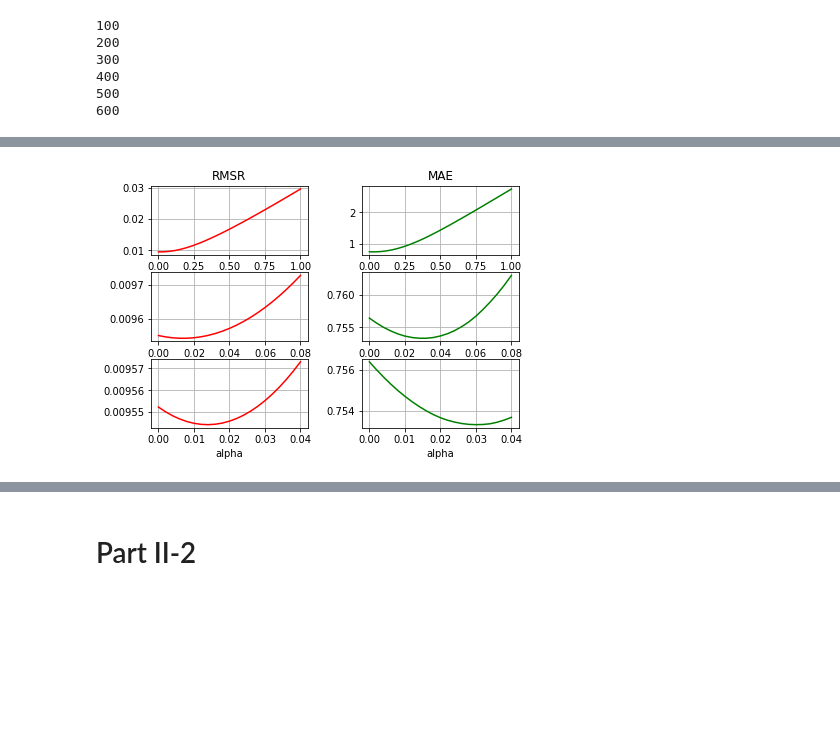
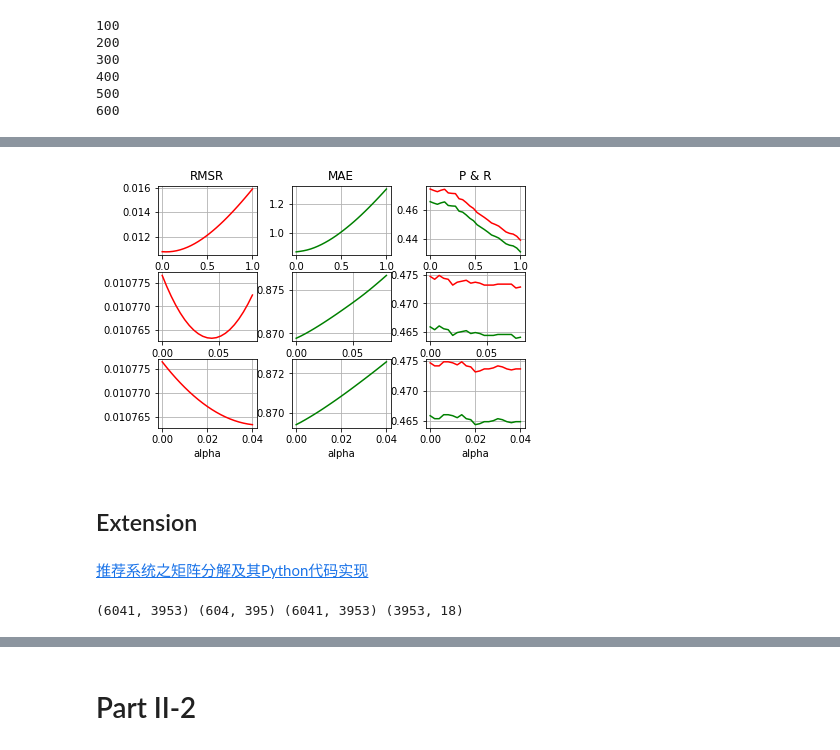
Before and after one commit to wlf1998/WebInfo, a Jupyter notebook: WebMining/Lab2.ipynb, the cells around one changed output, grey strips where cells are left out. Cells and saved outputs as stored; diff of their text form; code cells hidden in the pictures; blank space fills up the shorter version.

```diff
--- a/WebMining/Lab2.ipynb
+++ b/WebMining/Lab2.ipynb
@@ -537,7 +590,7 @@ k=5
 cf_pred=np.zeros((test_user_size,test_movie_size))
 
 for x in range(1,test_user_size):
-    if x%100=0:
+    if x%100==0:
         print(x)
     for i in range(1,test_movie_size):
         index=np.arange(movie_num+1)[train_matrix[x].astype("bool")]
@@ -679,0 +783,17 @@ np.sum(np.absolute(result_matrix))/np.count_nonzero(test_matrix)
+# %%
+N=10 #TopN
+recommend_rate=3
+pred=np.argsort(result_matrix2,axis=1)[:,-N:]
+#truth=np.argsort(test_matrix,axis=1)[:,-N:]
+
+Total_Right=0
+index=np.arange(test_movie_size)
+for i in range(test_user_size):
+    #Total_Right+=np.intersect1d(pred[i],truth[i]).shape[0]
+
+    Total_Right+=np.intersect1d(pred[i],index[test_matrix[i]>recommend_rate]).shape[0]
+
+precision=Total_Right/(N*test_user_size)
+recall=Total_Right/test_matrix[test_matrix>recommend_rate].shape[0]
+
+print(precision,recall)
@@ -774,42 +920,69 @@ result3=[EX_PRED(a) for a in np.linspace(0,0.04,21)]
 # %%
 import matplotlib.pyplot as plt
 %matplotlib inline
 plt.figure(1)
-plt.subplot(3,2,1)
+plt.subplot(3,3,1)
 plt.plot(np.linspace(0,1,26),[i[0] for i in result],label="RMSR",color='r')
 plt.title('RMSR')
 plt.grid(True)
-#plt.legend()
-plt.subplot(3,2,2)
+
+
+plt.subplot(3,3,2)
 plt.plot(np.linspace(0,1,26),[i[1] for i in result],label="MAE",color='g')
 plt.title('MAE')
 plt.grid(True)
-#plt.legend()
-plt.subplot(3,2,3)
+
+plt.subplot(3,3,3)
+plt.plot(np.linspace(0,1,26),[i[2] for i in result],label="P",color='g')
+plt.plot(np.linspace(0,1,26),[i[3] for i in result],label="R",color='r')
+plt.title('P & R')
+plt.grid(True)
+
+
+plt.subplot(3,3,4)
 plt.plot(np.linspace(0,0.08,21),[i[0] for i in result2],label="RMSR",color='r')
-#plt.title('RMSR')
 plt.grid(True)
-#plt.legend()
-plt.subplot(3,2,4)
+
+plt.subplot(3,3,5)
 plt.plot(np.linspace(0,0.08,21),[i[1] for i in result2],label="MAE",color='g')
-#plt.title('MAE')
 plt.grid(True)
-#plt.legend()
-plt.subplot(3,2,5)
+
+plt.subplot(3,3,6)
+plt.plot(np.linspace(0,0.08,21),[i[2] for i in result2],label="P",color='g')
+plt.plot(np.linspace(0,0.08,21),[i[3] for i in result2],label="R",color='r')
+#plt.title('P & R')
+plt.grid(True)
+
+plt.subplot(3,3,7)
 plt.plot(np.linspace(0,0.04,21),[i[0] for i in result3],label="RMSR",color='r')
-#plt.title('RMSR')
 plt.grid(True)
-#plt.legend()
 plt.xlabel("alpha")
-plt.subplot(3,2,6)
+
+plt.subplot(3,3,8)
 plt.plot(np.linspace(0,0.04,21),[i[1] for i in result3],label="MAE",color='g')
-#plt.title('MAE')
 plt.grid(True)
-#plt.legend()
 plt.xlabel("alpha")
+
+plt.subplot(3,3,9)
+plt.plot(np.linspace(0,0.04,21),[i[2] for i in result3],label="P",color='g')
+plt.plot(np.linspace(0,0.04,21),[i[3] for i in result3],label="R",color='r')
+#plt.title('P & R')
+plt.xlabel("alpha")
+plt.grid(True)
+
+
 plt.subplots_adjust(top=0.92, bottom=0.08, left=0.10, right=0.95, hspace=0.25,
                     wspace=0.35)
 plt.savefig("./graph/PartII-1-Extension.png",dpi=1000)
 plt.show()
 # %% [output]
-[figure, old version]
+[figure, new version]
+# %% [markdown]
+## Extension
+# %% [markdown]
+[推荐系统之矩阵分解及其Python代码实现](https://www.cnblogs.com/shenxiaolin/p/8637794.html)
+# %%
+#需要用到最上面的数据
+print(train_matrix.shape,test_matrix.shape,rating_matrix.shape,movie_profile.shape)
+# %% [output]
+(6041, 3953) (604, 395) (6041, 3953) (3953, 18)
```
Also changed, not shown: parts of 46 cells of this notebook, 31 other files.
